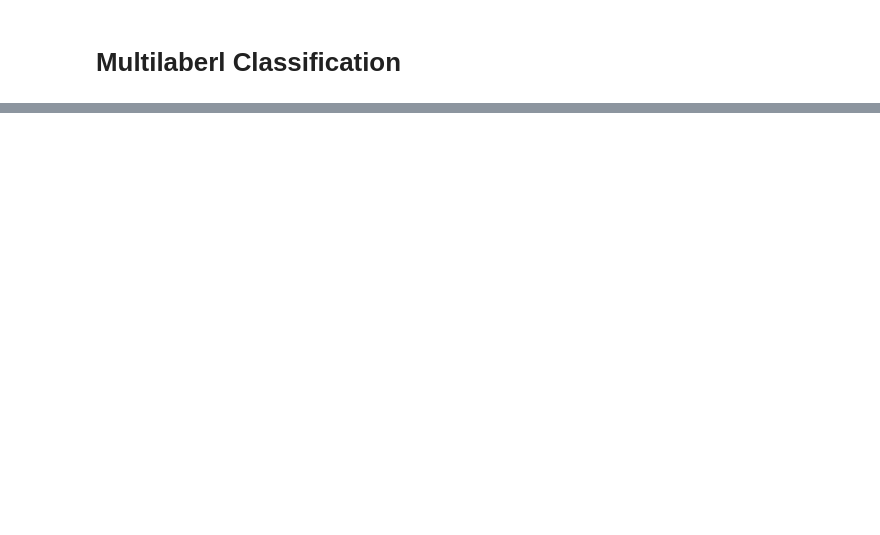
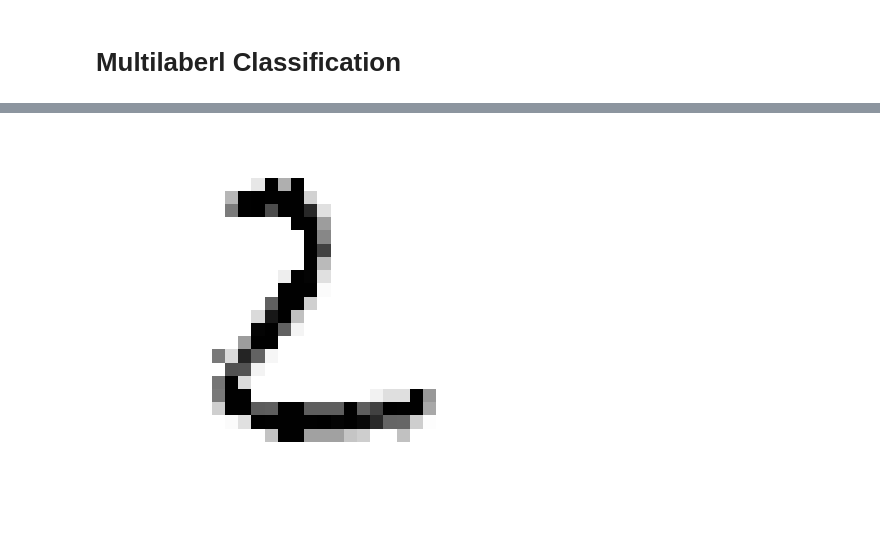
Before and after one commit to kaihyperion/MNIST-Classification, a Jupyter notebook: classifcation.ipynb, the cells around one changed output, grey strips where cells are left out. Saved outputs shown, nothing was run; the diff lists cells and outputs as text; code cells hidden in the pictures; blank space fills up the shorter version.

```diff
--- a/classifcation.ipynb
+++ b/classifcation.ipynb
@@ -658,2 +662,11 @@ ZeroDivisionError: division by zero
 # %% [markdown]
 # Multilaberl Classification
+# %%
+from sklearn.neighbors import KNeighborsClassifier
+
+y_train_large = (y_train >= 7)
+y_train_odd = (y_train % 2 == 1)
+y_multilabel = np.c_[y_train_large, y_train_odd] # array containing two target labels for each digit image: first indiicates whether or not the digit is large (7,8,9) and the second indiciates whether or not it is odd
+
+knn_clf = KNeighborsClassifier()
+knn_clf.fit(X_train, y_multilabel)
@@ -659,0 +742,6 @@ ZeroDivisionError: division by zero
+# %%
+knn_clf.fit(X_train_mod, y_train_mod)
+clean_digit = knn_clf.predict([X_test_mod[1]])
+plot_digit(clean_digit)
+# %% [output]
+[figure, added]
```
Also changed, not shown: parts of 27 cells of this notebook, 5 other files.
